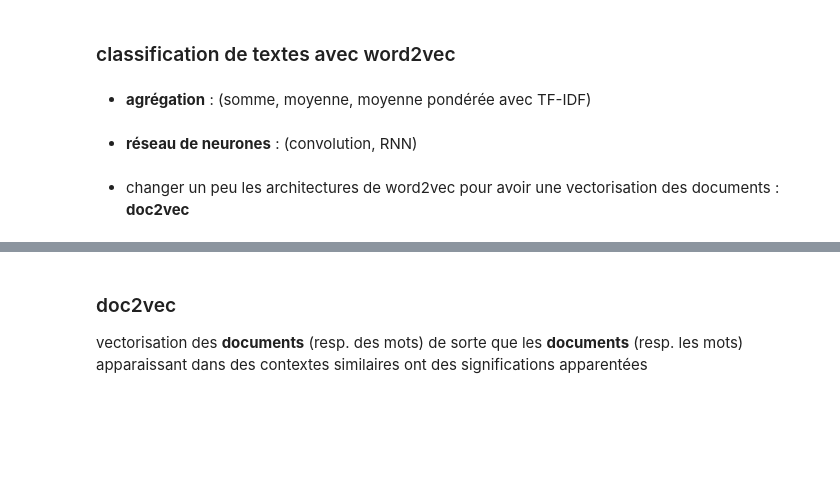
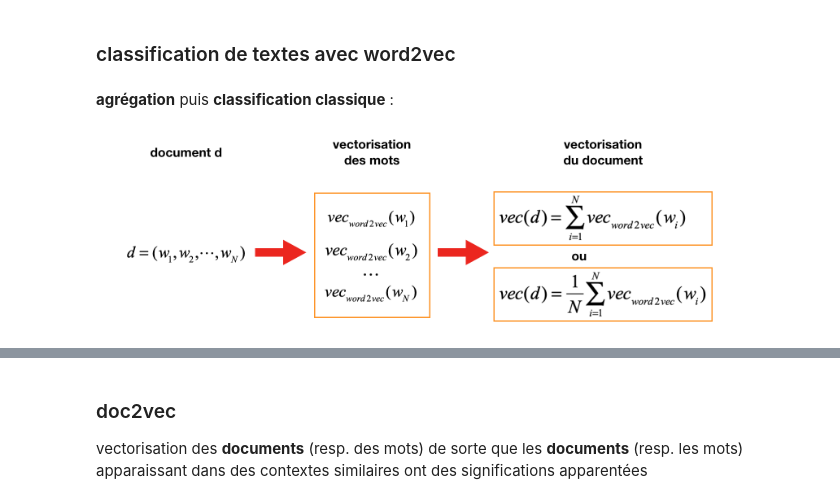
Before and after one commit to curiousML/DSA, a Jupyter notebook: text_mining/partie1/representations_vectorielles.ipynb, the cells around one changed output, grey strips where cells are left out. Saved outputs shown, nothing was run; the diff lists cells and outputs as text; code cells hidden in the pictures; blank space fills up the shorter version.

Commit message:
classification avec word2vec

```diff
--- a/text_mining/partie1/representations_vectorielles.ipynb
+++ b/text_mining/partie1/representations_vectorielles.ipynb
@@ -125,8 +125,8 @@ $$p(w_O\ | \ w_I) = \frac{e^{<{v'}_{w_O}\ ,\ v_{w_I}>}}{\sum\limits_{w\in V}e^{<
 # %% [markdown]
 ### classification de textes avec word2vec
-# %% [markdown]
-- **agrégation** : (somme, moyenne, moyenne pondérée avec TF-IDF)
-# %% [markdown]
-- **réseau de neurones** : (convolution, RNN)
-# %% [markdown]
-- changer un peu les architectures de word2vec pour avoir une vectorisation des documents : **doc2vec**
+# %% [markdown]
+**agrégation** puis **classification classique** :
+# %%
+Image("img/doc_som_moy.png", width=650, height = 200)
+# %% [output]
+[figure, added]
```
Also changed, not shown: parts of 8 cells of this notebook, 7 other files.
